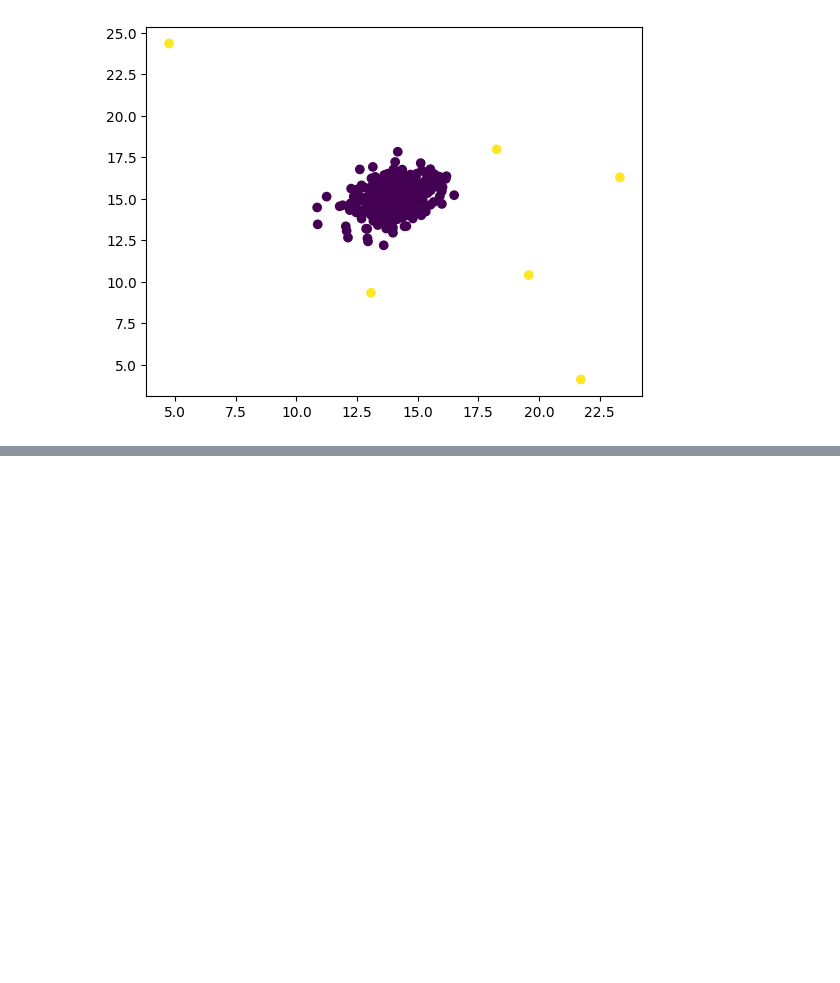
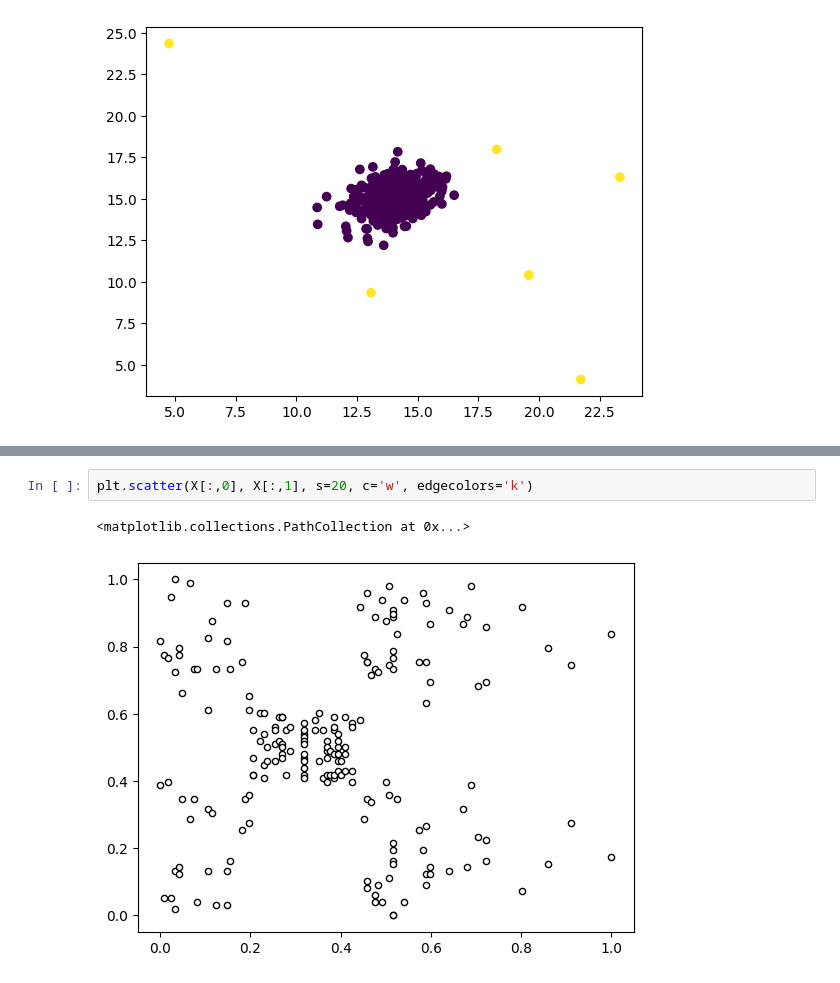
Before and after one commit to SoheilBadri2000/DataScience2, a Jupyter notebook: 12.ipynb, the cells around one changed output, grey strips where cells are left out. Cells and saved outputs as stored; diff of their text form; blank space fills up the shorter version.

```diff
--- a/12.ipynb
+++ b/12.ipynb
@@ -273,0 +577,5 @@ plt.show()
+# %%
+plt.scatter(X[:,0], X[:,1], s=20, c='w', edgecolors='k')
+# %% [output]
+<matplotlib.collections.PathCollection at 0x...>
+[figure, added]
```
Also changed, not shown: parts of 47 cells of this notebook.
